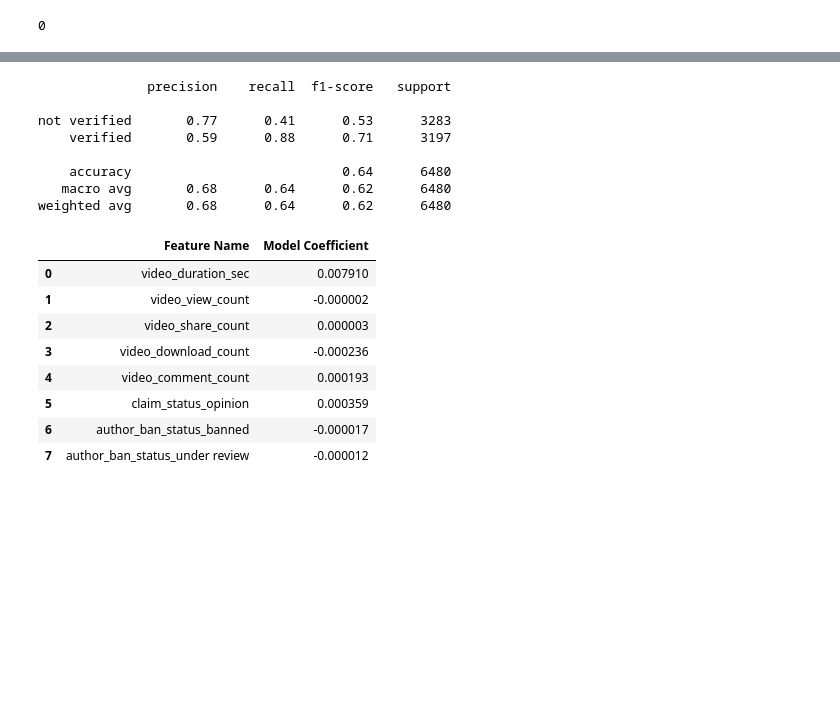
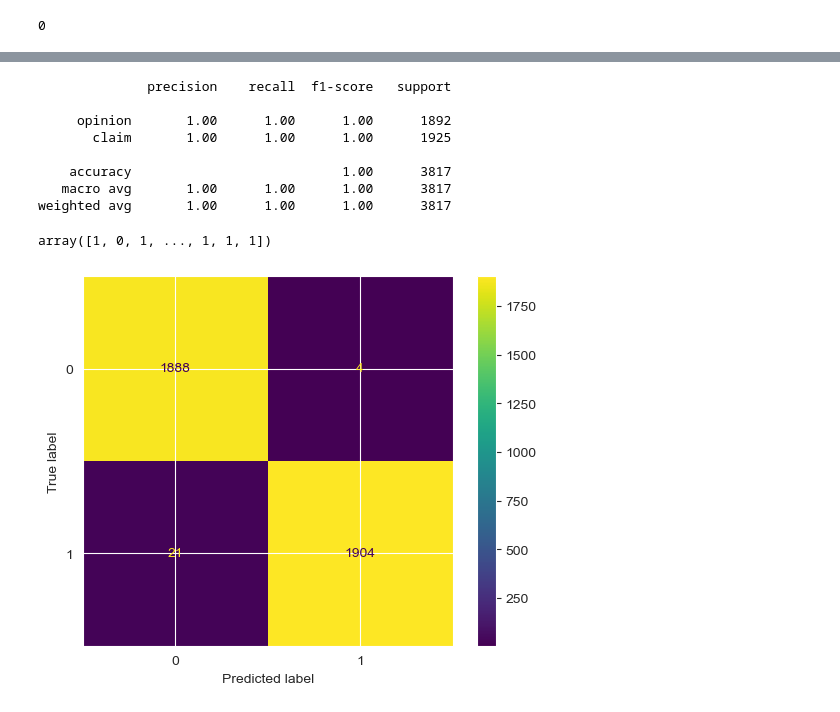
Before and after one commit to Artuk009/Case-Studies, a Jupyter notebook: GoogleAdvancedDataAnalytics/TikTok/case_study.ipynb, the cells around one changed output, grey strips where cells are left out. Cells and saved outputs as stored; diff of their text form; code cells hidden in the pictures; blank space fills up the shorter version.

Commit message:
Implemented XGBoost

```diff
--- a/GoogleAdvancedDataAnalytics/TikTok/case_study.ipynb
+++ b/GoogleAdvancedDataAnalytics/TikTok/case_study.ipynb
@@ -440,0 +362,23 @@ y_pred = classifier.predict(X_test_final)
+# %%
+from xgboost import XGBClassifier
+from xgboost import plot_importance
+
+# Instantiate the XGBoost classifier
+xgb = XGBClassifier(objective='binary:logistic', random_state=0)
+
+# Create a dictionary of hyperparameters to tune
+cv_params = {'max_depth': [4,8,12],
+             'min_child_weight': [3, 5],
+             'learning_rate': [0.01, 0.1],
+             'n_estimators': [300, 500]
+             }
+
+# Define a dictionary of scoring metrics to capture
+scoring = {'accuracy', 'precision', 'recall', 'f1'}
+
+# Instantiate the GridSearchCV object
+xgb_cv = GridSearchCV(xgb, cv_params, scoring=scoring, cv=5, refit='recall')
+# %%
+%%time
+# Fit it to the training data
+xgb_cv.fit(X_train_final, y_train)
@@ -489,27 +455,37 @@ plt.show()
 # %%
-# Construct a classification report
+# Create a classification report
+# Create classification report for random forest model
 from sklearn.metrics import classification_report
-target_labels = ['not verified', 'verified']
-print(classification_report(y_test_encoded, y_pred, target_names=target_labels))
+
+target_labels = ['opinion', 'claim']
+print(classification_report(y_val, y_pred, target_names=target_labels))
 # %% [output]
               precision    recall  f1-score   support
 
-not verified       0.77      0.41      0.53      3283
-    verified       0.59      0.88      0.71      3197
+     opinion       1.00      1.00      1.00      1892
+       claim       1.00      1.00      1.00      1925
 
-    accuracy                           0.64      6480
-   macro avg       0.68      0.64      0.62      6480
-weighted avg       0.68      0.64      0.62      6480
+    accuracy                           1.00      3817
+   macro avg       1.00      1.00      1.00      3817
+weighted avg       1.00      1.00      1.00      3817
-# %%
-# Get the feature names from the model and the model coefficients
-pd.DataFrame(data={"Feature Name":classifier.feature_names_in_, "Model Coefficient":classifier.coef_[0]})
-# %% [output]
-|  | Feature Name | Model Coefficient |
-| 0 | video_duration_sec | 0.007910 |
-| 1 | video_view_count | -0.000002 |
-| 2 | video_share_count | 0.000003 |
-| 3 | video_download_count | -0.000236 |
-| 4 | video_comment_count | 0.000193 |
-| 5 | claim_status_opinion | 0.000359 |
-| 6 | author_ban_status_banned | -0.000017 |
-| 7 | author_ban_status_under review | -0.000012 |
+# %%
+# Use the XGBoost "best estimator" model to get predictions on the validation set
+y_pred = xgb_cv.best_estimator_.predict(X_val_final)
+# %%
+y_pred
+# %% [output]
+array([1, 0, 1, ..., 1, 1, 1])
+# %%
+# Compute values for confusion matrix
+log_cm = confusion_matrix(y_val, y_pred)
+
+# Create display of confusion matrix
+log_disp = ConfusionMatrixDisplay(confusion_matrix=log_cm, display_labels=None)
+
+# Plot confusion matrix
+log_disp.plot()
+
+# Display plot
+plt.show()
+# %% [output]
+[figure, added]
```
Also changed, not shown: parts of 91 cells of this notebook.
